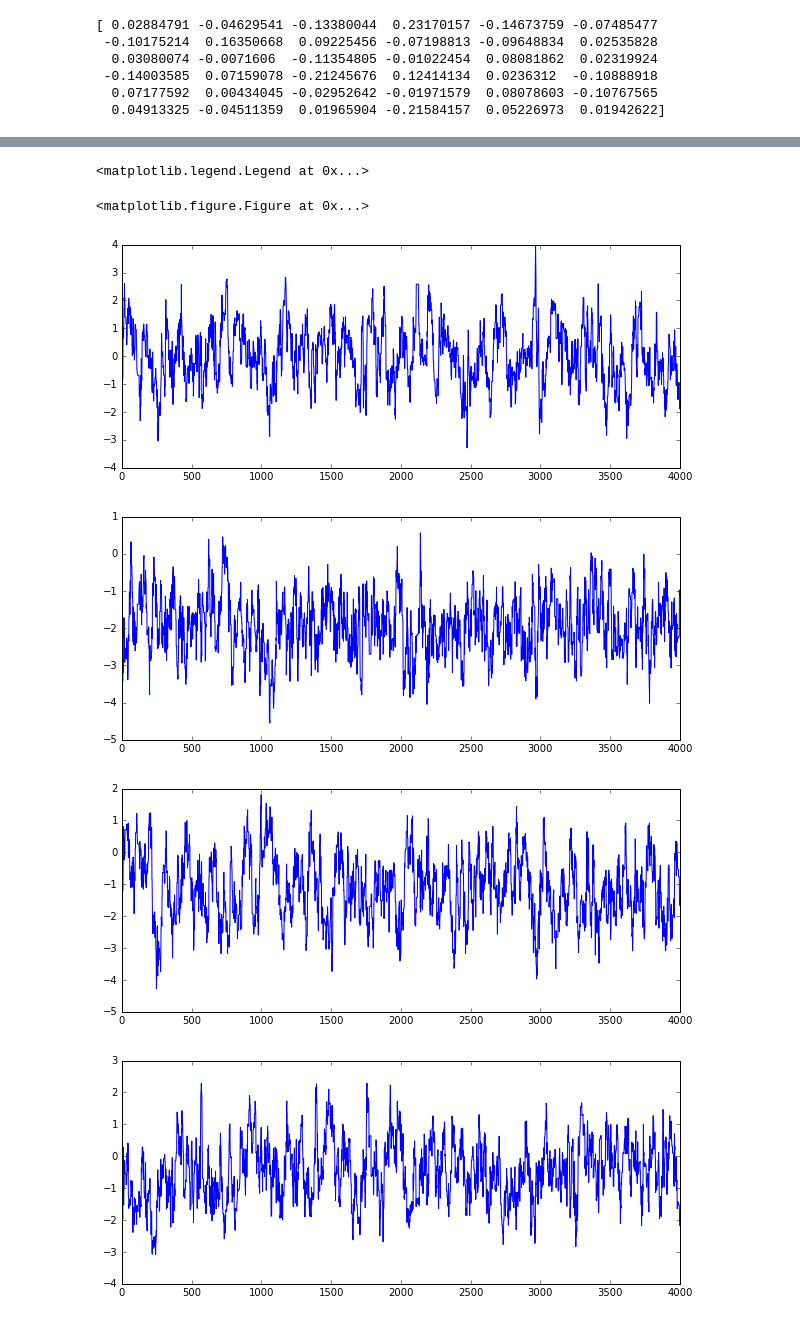
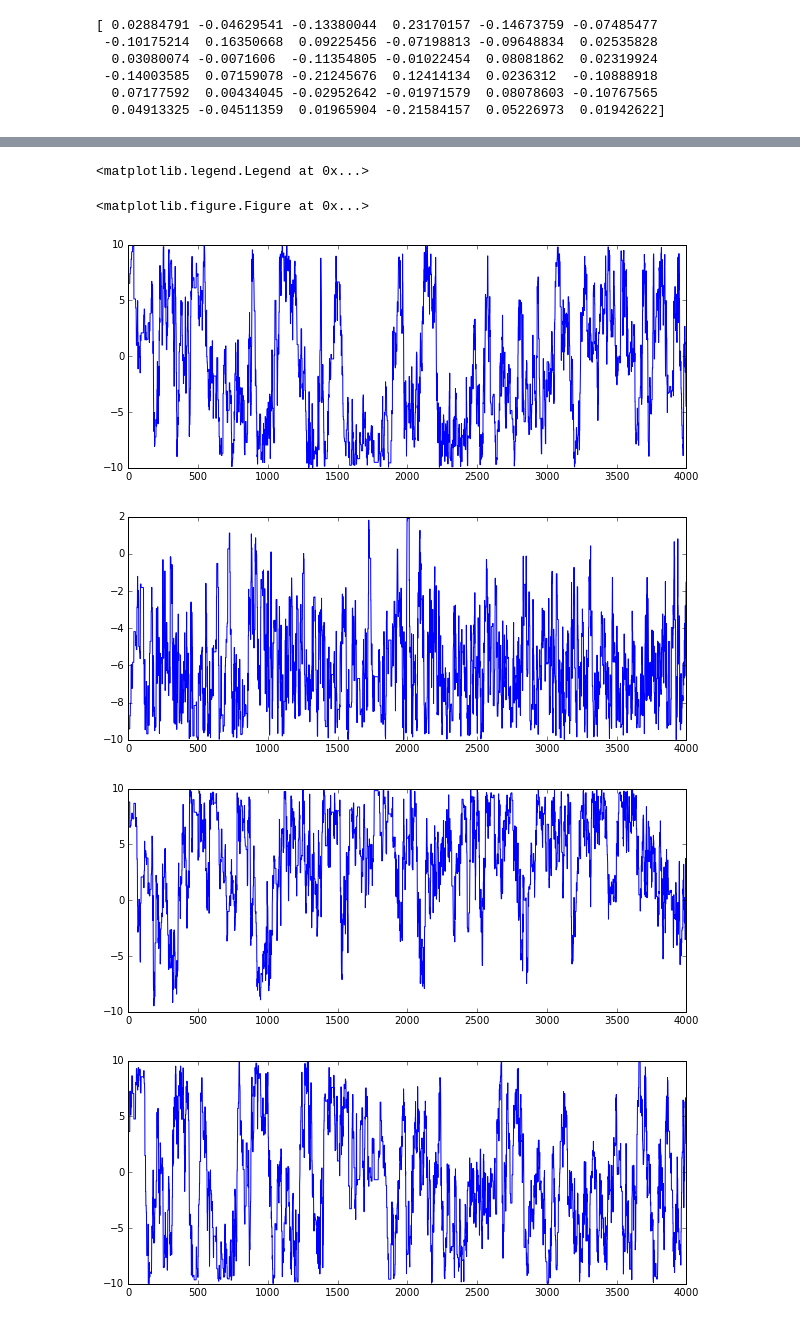
Before and after one commit to jcockayne/bayesian_pdes, a Jupyter notebook: notebooks/Linear_Elliptic_KL.ipynb, the cells around one changed output, grey strips where cells are left out. Drawn from its saved outputs; the diff is of its cells as text; code cells hidden in the pictures.

```diff
--- a/notebooks/Linear_Elliptic_KL.ipynb
+++ b/notebooks/Linear_Elliptic_KL.ipynb
@@ -58,7 +56,7 @@ ops_bar = [Abar, B_1_bar, B_2_bar]
 op_cache = bpdes.generate_op_cache(ops, ops_bar, k_sqexp, [[x_1, x_2], [y_1, y_2], thetas], mode='compile')
 #op_cache = compiled_oc
 # %%
-all_x, all_y = np.mgrid[0:1:11j, 0:1:11j]
+all_x, all_y = np.mgrid[0:1:21j, 0:1:21j]
 all = np.c_[all_x.ravel(), all_y.ravel()]
 neumann_flags = ((all[:,0] == 0) | (all[:,0] == 1)) & (all[:,1] != 0) & (all[:,1] != 1)
 dirichlet_flags = ((all[:,1] == 0) | (all[:,1] == 1))
@@ -162,14 +159,9 @@ def proposal_proba(proposal, current):
 def log_likelihood(theta):
     posterior = bpdes.collocate(ops, ops_bar, None, None, obs, op_cache, [theta])
     mu,cov = posterior(true_x)
-    cov_with_error = cov + likelihood_sigma*np.eye(cov.shape[0])
-    ret = stats.multivariate_normal.logpdf(true_u, mu.ravel(), cov_with_error, False)
-    return ret
-    err = (true_u - mu.ravel()).reshape((mu.shape[0], 1))
-    cov_inv = np.linalg.inv(cov_with_error)
-    inner = -0.5*err.T.dot(cov_inv).dot(err)
-    outer = -0.5*np.log(np.linalg.det(2*np.pi*cov_with_error))
-    return (inner + outer)[0,0]
+    mu = mu.reshape((len(mu), 1))
+    cov_with_error = cov + likelihood_sigma**2*np.eye(cov.shape[0])
+    return stats.multivariate_normal.logpdf(mu.ravel(), true_u.ravel(), cov_with_error)
 def log_prior_lognormal(theta):
     if np.any(theta <= 0): return np.log(0)
     p = stats.norm.logpdf(np.log(theta), np.ones_like(theta), 1.) - np.log(theta)
@@ -178,8 +170,8 @@ def log_prior_normal(theta):
     p = stats.norm.logpdf(theta, np.zeros_like(theta), 1.)
     return np.sum(p)
 def log_prior_uniform(theta):
-    theta_min = -20.
-    theta_max = 20.
+    theta_min = -10.
+    theta_max = 10.
     if any((theta < theta_min) | (theta > theta_max)):
         return np.log(0)
     return len(theta)*np.log(1./(theta_max-theta_min))
@@ -186,18 +193,17 @@ def log_prior_uniform(theta):
 # %%
-log_prior = log_prior_normal
+log_prior = log_prior_uniform
 # %%
-
 cur_theta = init_theta
 # now the MCMC
 iterations = 5000
-thetas = np.empty((iterations, cur_theta.shape[0]))
+mcmc_thetas = np.empty((iterations, cur_theta.shape[0]))
 proposals = np.empty((iterations, cur_theta.shape[0]))
-thetas[0,:] = init_theta
-proposal_sigma = 0.5
-likelihood_sigma = 0.0005
+mcmc_thetas[0,:] = init_theta
+proposal_sigma = 2.0
+likelihood_sigma = 0.1
 
-last_likelihood = log_likelihood(thetas[0,:])
-last_prior = log_prior(thetas[0,:])
+last_likelihood = log_likelihood(init_theta)
+last_prior = log_prior(init_theta)
 acceptances = np.empty(iterations, dtype=np.bool)
 acceptances[0] = True
 alphas = np.empty(iterations)
@@ -214,7 +220,7 @@ for i in xrange(iterations):
     new_likelihood = log_likelihood(next_theta)
     new_prior = log_prior(next_theta)
 
-    alpha = np.exp(new_likelihood + new_prior)*np.exp(-(last_likelihood + last_prior))
+    alpha = min(1, np.exp(new_likelihood - last_likelihood) * np.all((-10 < next_theta) & (next_theta < 10)))
     if np.isnan(alpha):
         raise Exception()
     else:
@@ -227,6 +233,6 @@ for i in xrange(iterations):
         last_likelihood = new_likelihood
         last_prior = new_prior
 
-    thetas[i,:] = cur_theta
+    mcmc_thetas[i,:] = cur_theta
 # %% [output]
 0 0.0
@@ -255,17 +255,17 @@ for i in xrange(iterations):
 # %%
 plt.figure(figsize=(8,5))
 #print acceptances.sum() * 1./iterations
 thin= 1
 burn = 1000
-thinned_burned = thetas[burn:-1:thin, :]
+thinned_burned = mcmc_thetas[burn:-1:thin, :]
 for i in xrange(6):
     plt.figure(figsize=(10,4))
     plt.plot(thinned_burned[:,i], label='theta {}'.format(i+1))
 plt.legend(loc=2, bbox_to_anchor=(1.05,1))
 # %% [output]
 <matplotlib.legend.Legend at 0x...>
 <matplotlib.figure.Figure at 0x...>
-[figure, old version]
+[figure, new version]
-[figure, old version]
+[figure, new version]
-[figure, old version]
+[figure, new version]
-[figure, old version]
+[figure, new version]
```
Also changed, not shown: parts of 20 cells of this notebook.
